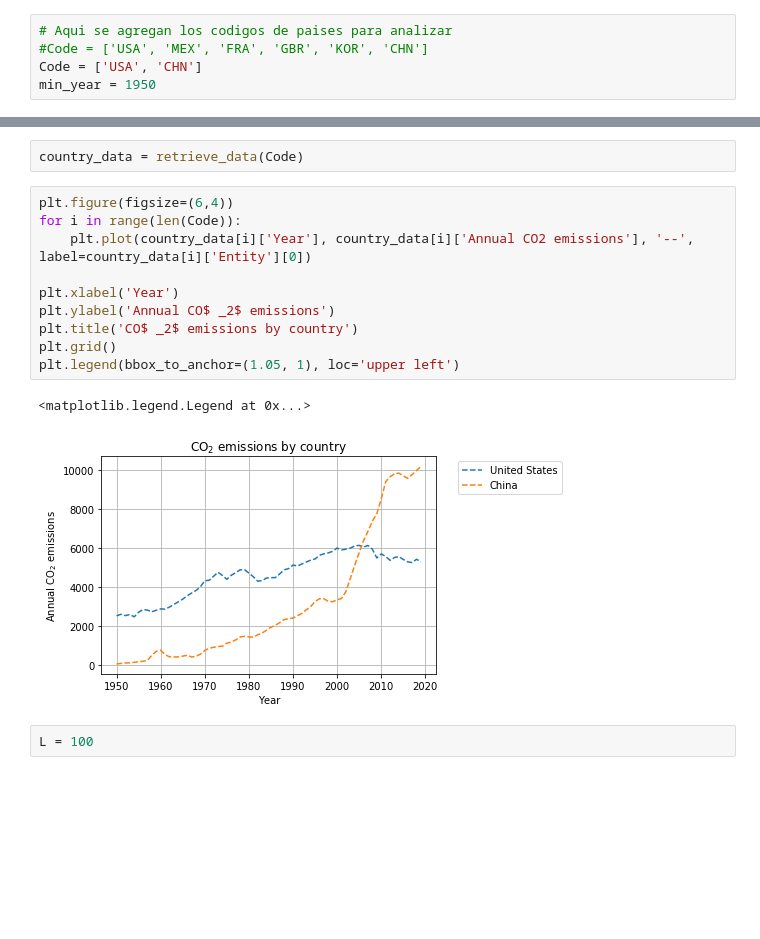
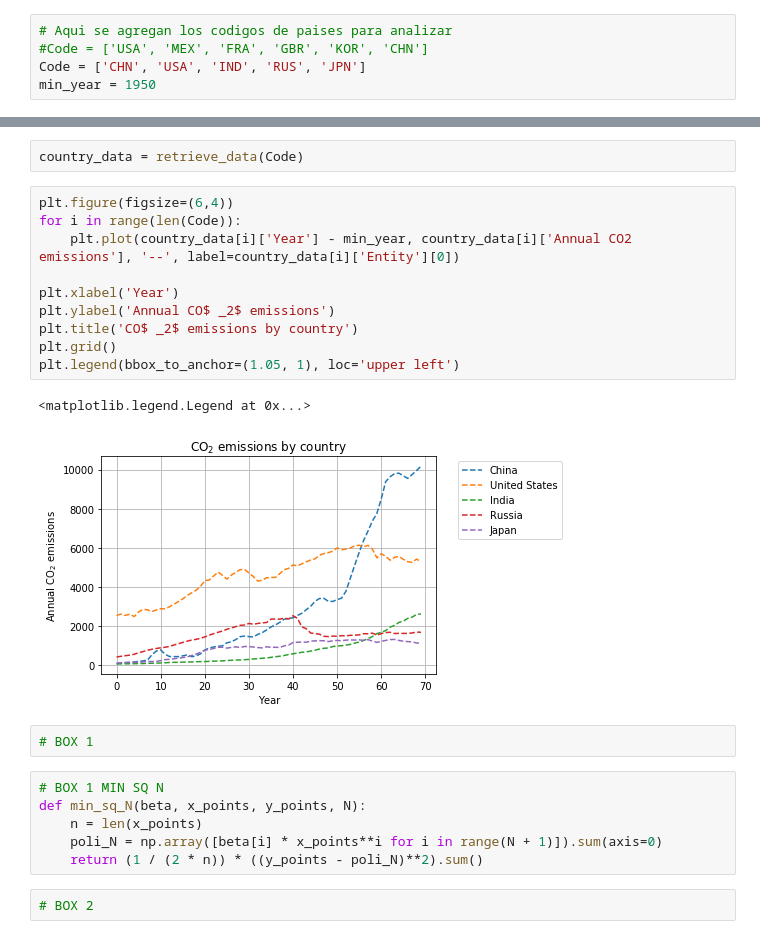
Before and after one commit to Jose-LiraAguas/proyecto1SM, a Jupyter notebook: Proyecto1.ipynb, the cells around one changed output, grey strips where cells are left out. Cells and saved outputs as stored; diff of their text form; blank space fills up the shorter version.

```diff
--- a/Proyecto1.ipynb
+++ b/Proyecto1.ipynb
@@ -12,7 +12,7 @@ data = pd.read_csv("annual-co2-emissions-per-country.csv")
 # %%
 # Aqui se agregan los codigos de paises para analizar
 #Code = ['USA', 'MEX', 'FRA', 'GBR', 'KOR', 'CHN']
-Code = ['USA', 'CHN']
+Code = ['CHN', 'USA', 'IND', 'RUS', 'JPN']
 min_year = 1950
 # %%
 def retrieve_data(Code):
@@ -25,15 +25,23 @@ country_data = retrieve_data(Code)
 # %%
 plt.figure(figsize=(6,4))
 for i in range(len(Code)):
-    plt.plot(country_data[i]['Year'], country_data[i]['Annual CO2 emissions'], '--', label=country_data[i]['Entity'][0])
+    plt.plot(country_data[i]['Year'] - min_year, country_data[i]['Annual CO2 emissions'], '--', label=country_data[i]['Entity'][0])
 
 plt.xlabel('Year')
 plt.ylabel('Annual CO$ _2$ emissions')
 plt.title('CO$ _2$ emissions by country')
 plt.grid()
 plt.legend(bbox_to_anchor=(1.05, 1), loc='upper left')
 # %% [output]
 <matplotlib.legend.Legend at 0x...>
-[figure, old version]
+[figure, new version]
-# %%
-L = 100
+# %%
+# BOX 1
+# %%
+# BOX 1 MIN SQ N
+def min_sq_N(beta, x_points, y_points, N):
+    n = len(x_points)
+    poli_N = np.array([beta[i] * x_points**i for i in range(N + 1)]).sum(axis=0)
+    return (1 / (2 * n)) * ((y_points - poli_N)**2).sum()
+# %%
+# BOX 2
```
Also changed, not shown: parts of 18 cells of this notebook.
